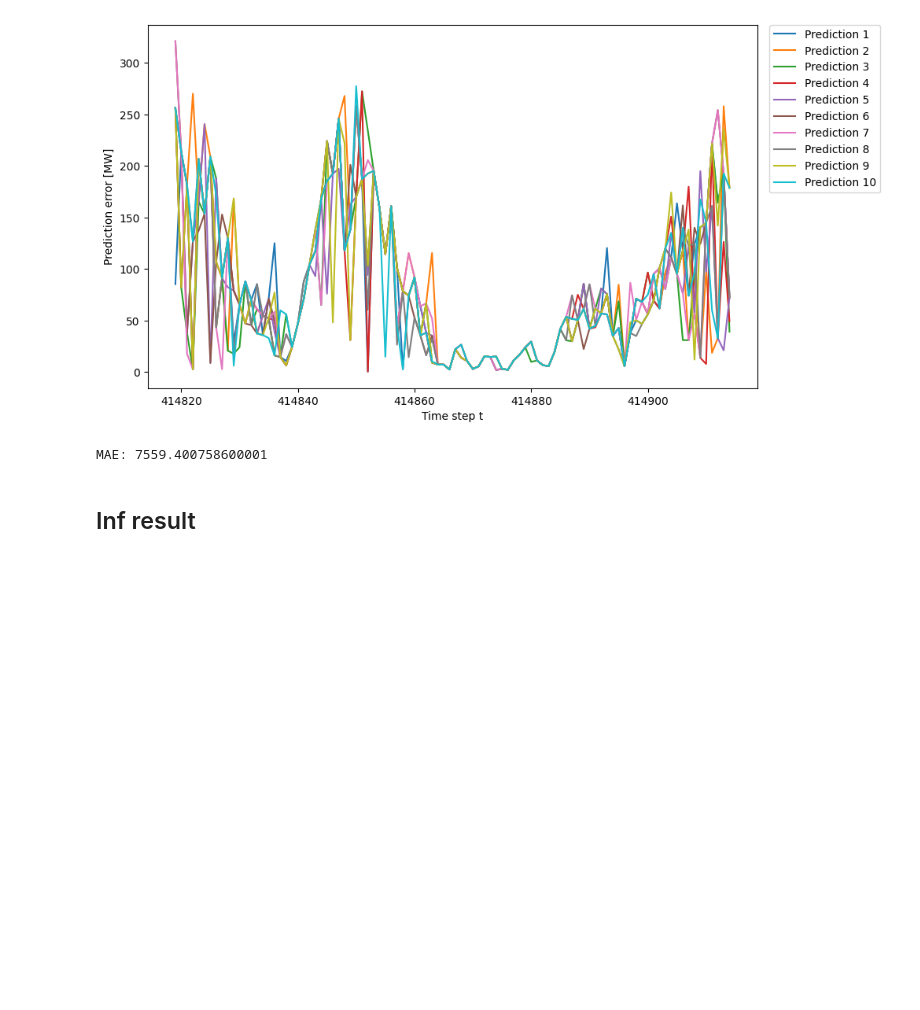
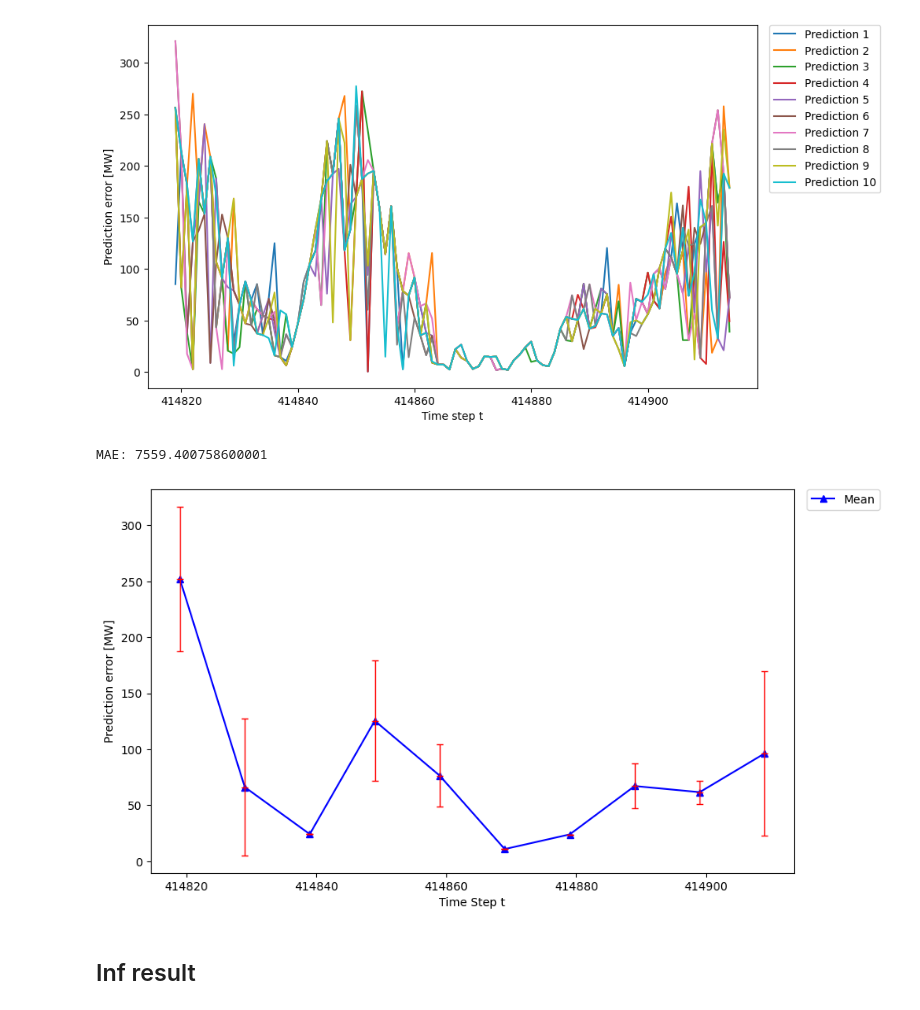
Before and after one commit to tyokyo320/time-series, a Jupyter notebook: utils/predict.ipynb, the cells around one changed output. Drawn from its saved outputs; the diff is of its cells as text; code cells hidden in the pictures; blank space fills up the shorter version.

```diff
--- a/utils/predict.ipynb
+++ b/utils/predict.ipynb
@@ -36,6 +89,33 @@ def plot_total_prediction_error(error_abs_value: any) -> None:
     # plt.title('Electricity Consumption Prediction')
     plt.legend(bbox_to_anchor=(1.02, 1.00), loc='upper left', borderaxespad=0, fontsize=10)
     plt.show()
+# %%
+def plot_total_prediction_error_by_mean_std(error_abs_value: any, sampling_interval: int) -> None:
+    plt.figure(figsize=(10, 6))
+
+    # TODO: fix this error epoch start and end
+    x_values = range(config.start, config.epoch)
+    sampled_x_values = x_values[::sampling_interval]
+
+    time_points = range(config.error_abs_start, config.error_abs_end)
+
+    sampled_time_points = time_points[::sampling_interval]
+
+    mean_values = error_abs_value.mean(axis=1)
+    std_values = error_abs_value.std(axis=1)
+
+    sampled_mean_values = mean_values[sampled_time_points]
+    sampled_std_values = std_values[sampled_time_points]
+
+    # TODO: fix this error epoch start and end
+    plt.plot(sampled_x_values, sampled_mean_values, marker='^', markersize=6, linestyle='-', color='blue', label='Mean')
+    # TODO: fix this error epoch start and end
+    plt.errorbar(sampled_x_values, sampled_mean_values, yerr=sampled_std_values, fmt='_', color='red', elinewidth=1, capsize=3)
+
+    plt.xlabel('Time Step t')
+    plt.ylabel('Prediction error [MW]')
+    plt.legend(bbox_to_anchor=(1.02, 1.00), loc='upper left', borderaxespad=0, fontsize=10)
+    plt.show()
 # %%
 def calculate_mae(error_abs_value: any) -> float:
     total_absolute_errors = error_abs_value.sum(axis=0)
@@ -227,6 +232,10 @@ mae = calculate_mae(error_abs_value)
 print("MAE:", mae)
 # %% [output]
 MAE: 7559.400758600001
+# %%
+plot_total_prediction_error_by_mean_std(error_abs_value, 10)
+# %% [output]
+[figure, added]
 # %% [markdown]
 ## Inf result
 # %%
```
Also changed, not shown: parts of 6 cells of this notebook.
